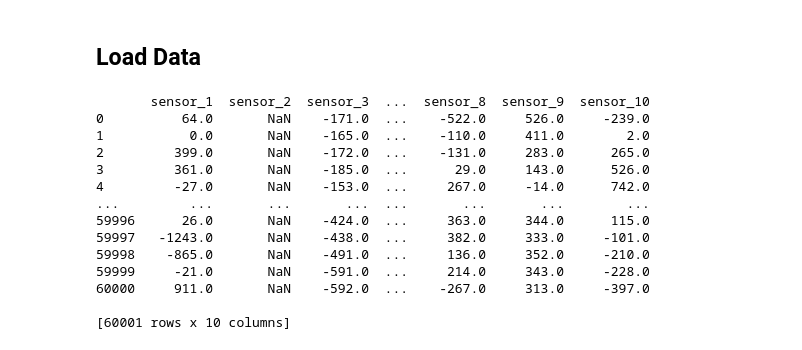
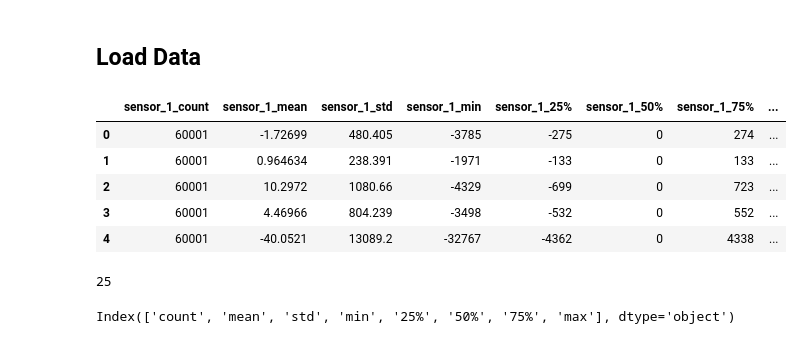
Before and after one commit to abishekabi/Volcanic-Eruption-Prediction, a Jupyter notebook: predict_volcanic_eruptions.ipynb, the cells around one changed output. Drawn from its saved outputs; the diff is of its cells as text; code cells hidden in the pictures.

```diff
--- a/predict_volcanic_eruptions.ipynb
+++ b/predict_volcanic_eruptions.ipynb
@@ -131,3 +131,27 @@ Number of files under test/ is: 4520
 [Duplicates] Segment ids both in train and test are: []
 # %% [markdown]
 ## Load Data
+# %%
+column_names = ["sensor_1", 	"sensor_2", 	"sensor_3", 	"sensor_4", 	"sensor_5", 	"sensor_6", 	"sensor_7", 	"sensor_8", 	"sensor_9", 	"sensor_10"]
+column_stats = ['count', 'mean', 'std', 'min', '25%', '50%', '75%', 'max']
+columns = [ i+"_"+j for i in column_names for j in column_stats]
+train_data= pd.DataFrame(columns=columns)
+# display(train_data.columns)
+for train_segment_csv in train_segment_csvs[:100]:
+  train_csv = pd.read_csv(train_segment_csv)
+  row = []
+  for feature in train_csv.columns:
+    row.extend(train_csv[feature].describe().values)
+  train_data.loc[len(train_data), :] = row
+display(train_data.head())
+# %% [output]
+|  | sensor_1_count | sensor_1_mean | sensor_1_std | sensor_1_min | sensor_1_25% | sensor_1_50% | sensor_1_75% | ... |
+| 0 | 60001 | -1.72699 | 480.405 | -3785 | -275 | 0 | 274 | ... |
+| 1 | 60001 | 0.964634 | 238.391 | -1971 | -133 | 0 | 133 | ... |
+| 2 | 60001 | 10.2972 | 1080.66 | -4329 | -699 | 0 | 723 | ... |
+| 3 | 60001 | 4.46966 | 804.239 | -3498 | -532 | 0 | 552 | ... |
+| 4 | 60001 | -40.0521 | 13089.2 | -32767 | -4362 | 0 | 4338 | ... |
+# %%
+train_data.fillna()
+# %% [output]
+25
@@ -134,19 +249,6 @@ Number of files under test/ is: 4520
 # %%
 for train_segment_csv in train_segment_csvs[0:1]:
   train_csv = pd.read_csv(train_segment_csv)
-  print(train_csv)
+  display(train_csv.sensor_1.describe().keys())
 # %% [output]
-       sensor_1  sensor_2  sensor_3  ...  sensor_8  sensor_9  sensor_10
-0          64.0       NaN    -171.0  ...    -522.0     526.0     -239.0
-1           0.0       NaN    -165.0  ...    -110.0     411.0        2.0
-2         399.0       NaN    -172.0  ...    -131.0     283.0      265.0
-3         361.0       NaN    -185.0  ...      29.0     143.0      526.0
-4         -27.0       NaN    -153.0  ...     267.0     -14.0      742.0
-...         ...       ...       ...  ...       ...       ...        ...
-59996      26.0       NaN    -424.0  ...     363.0     344.0      115.0
-59997   -1243.0       NaN    -438.0  ...     382.0     333.0     -101.0
-59998    -865.0       NaN    -491.0  ...     136.0     352.0     -210.0
-59999     -21.0       NaN    -591.0  ...     214.0     343.0     -228.0
-60000     911.0       NaN    -592.0  ...    -267.0     313.0     -397.0
-
-[60001 rows x 10 columns]
+Index(['count', 'mean', 'std', 'min', '25%', '50%', '75%', 'max'], dtype='object')
```
Also changed, not shown: parts of 7 cells of this notebook.
